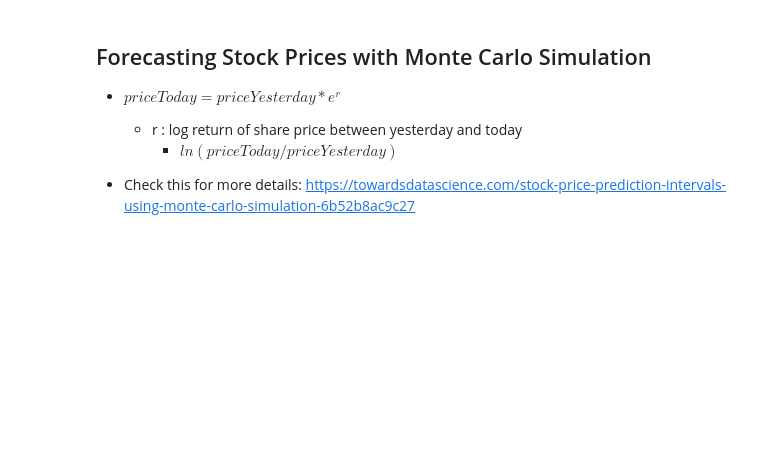
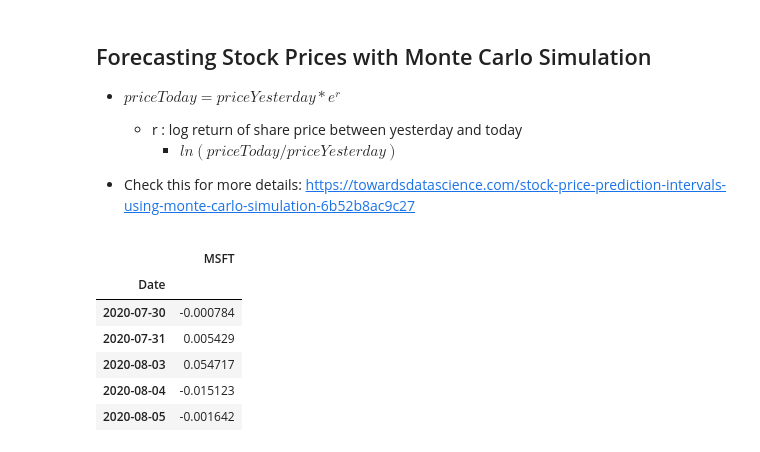
Before and after one commit to omeryesil/pyt-tutorials, a Jupyter notebook: pyt-in-finance/07_MonteCarloSimulationsAsADecisionMakingTool.ipynb, the cells around one changed output. Drawn from its saved outputs; the diff is of its cells as text; code cells hidden in the pictures; blank space fills up the shorter version.

```diff
--- a/pyt-in-finance/07_MonteCarloSimulationsAsADecisionMakingTool.ipynb
+++ b/pyt-in-finance/07_MonteCarloSimulationsAsADecisionMakingTool.ipynb
@@ -126,0 +138,12 @@ plt.show()
+# %%
+# pandas.pct_change() : obtains simple returns from a provided dataset
+logReturns = np.log(1 + data.pct_change())
+logReturns.tail()
+# %% [output]
+|  | MSFT |
+| Date |  |
+| 2020-07-30 | -0.000784 |
+| 2020-07-31 | 0.005429 |
+| 2020-08-03 | 0.054717 |
+| 2020-08-04 | -0.015123 |
+| 2020-08-05 | -0.001642 |
```
Also changed, not shown: parts of 22 cells of this notebook, 1 other file.
